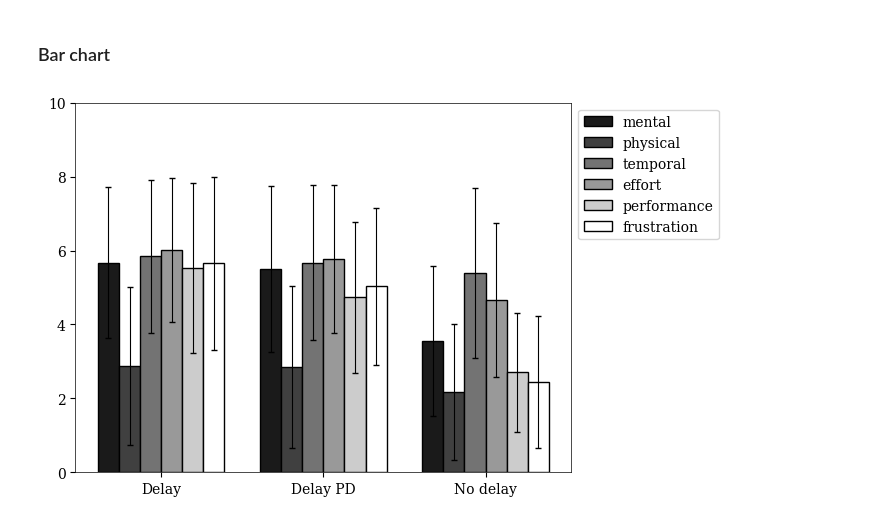
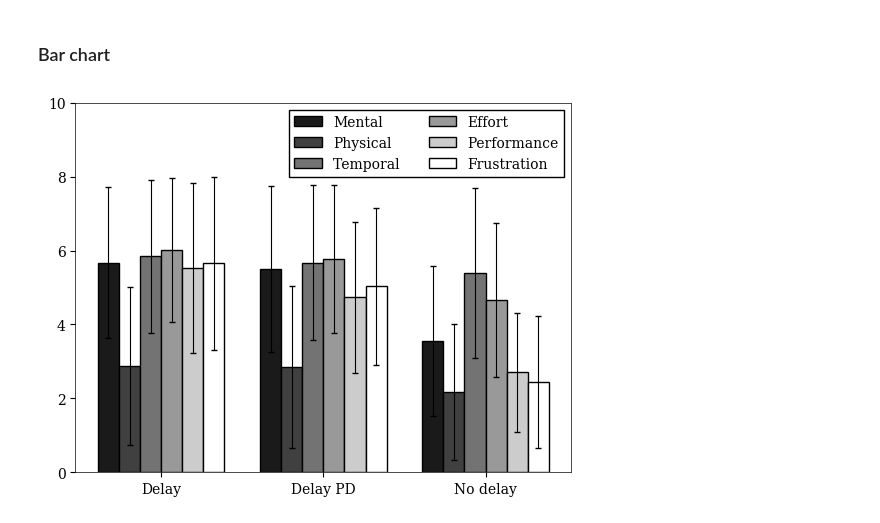
Before and after one commit to martinloland/master_thesis, a Jupyter notebook: data/experiment_data.ipynb, the cells around one changed output. Drawn from its saved outputs; the diff is of its cells as text; code cells hidden in the pictures.

```diff
--- a/data/experiment_data.ipynb
+++ b/data/experiment_data.ipynb
@@ -351,34 +351,37 @@ for exp in range(3):
 # %% [markdown]
 ### Bar chart
 # %%
+filename = 'nasa_tlx_bar'
 n_partic = pd.read_sql_query("select rowid from actors where valid=1 ;", conn).size
 fig1, ax1 = plt.subplots()
 
 bar_width= 0.13
 plt.style.use('thesis.mplstyle')
 
-for idx, metric in enumerate(['mental', 'physical', 'temporal', 'effort', 'performance', 'frustration']):
+for idx, metric in enumerate(['Mental', 'Physical', 'Temporal', 'Effort', 'Performance', 'Frustration']):
     data = np.zeros([n_partic,3])
     for exp in range(3):
         load = pd.read_sql_query("select {} from survey where valid=1 and experiment={};"
                                  .format(metric, exp), conn)
         data[...,exp] = np.reshape(np.array(load),(57,))
-    if metric == 'performance':
+    if metric == 'Performance':
         data = np.ones_like(data)*10-data
     mean = data.mean(axis=0)
     std = data.std(axis=0)
     x_pos = np.arange(3)+1 - bar_width*3 +idx*bar_width+bar_width/2
+
     ax1.bar(x_pos, mean, bar_width, yerr=std, label=metric,
             edgecolor='k',
             linewidth=1,
            capsize=2,
            error_kw={'linewidth':0.8})
 
 
 ax1.xaxis.set_major_formatter(ticker.FuncFormatter(exp_format))
 ax1.set_xticks(np.arange(3)+1)
 plt.ylim(0,10)
-plt.legend(bbox_to_anchor=(1, 1))
+plt.legend(ncol=2)
 plt.show()
+fig1.savefig('../img/{}.png'.format(filename), bbox_inches='tight')
 # %% [output]
-[figure, old version]
+[figure, new version]
```
Also changed, not shown: parts of 1 cell of this notebook, 3 other files.
